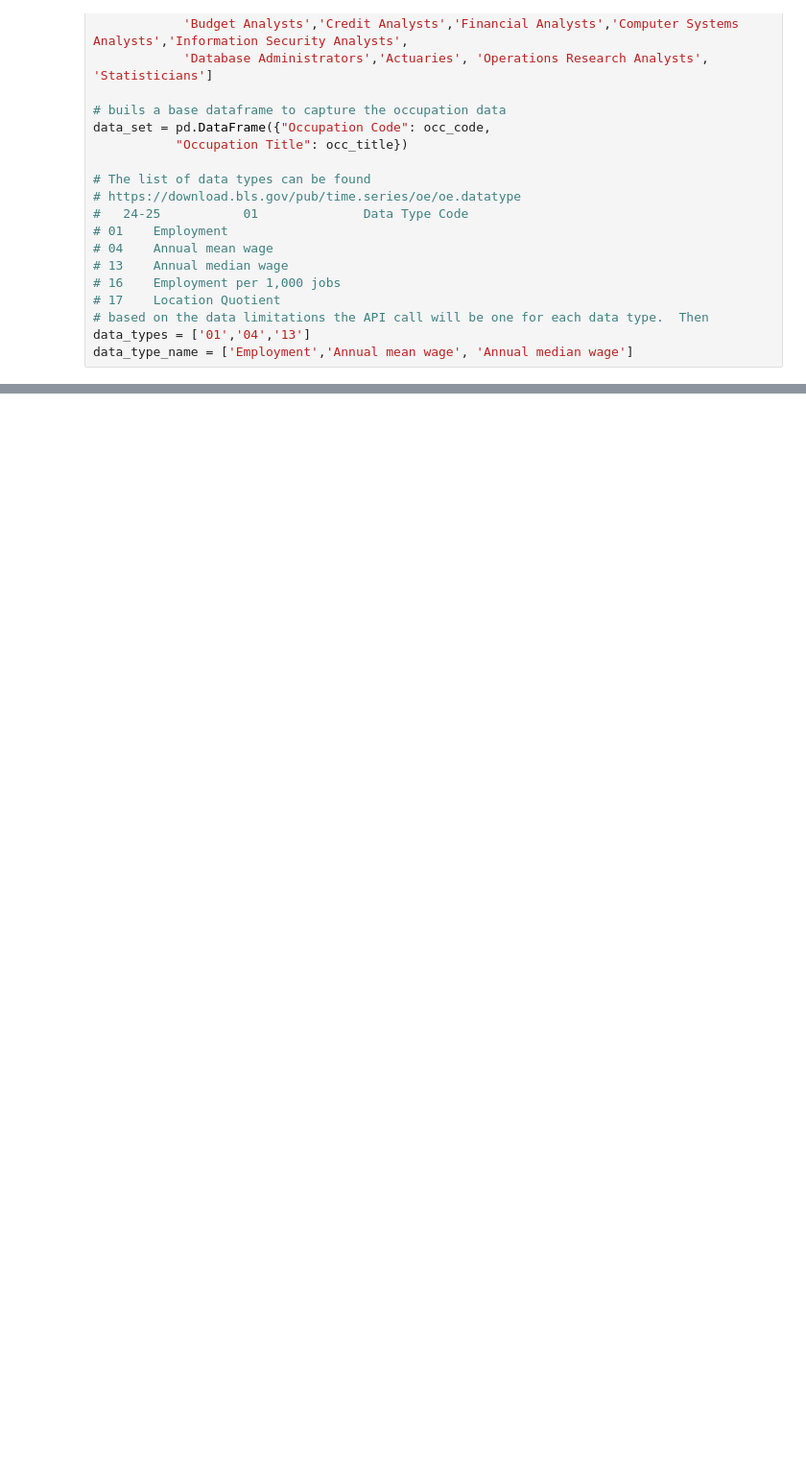
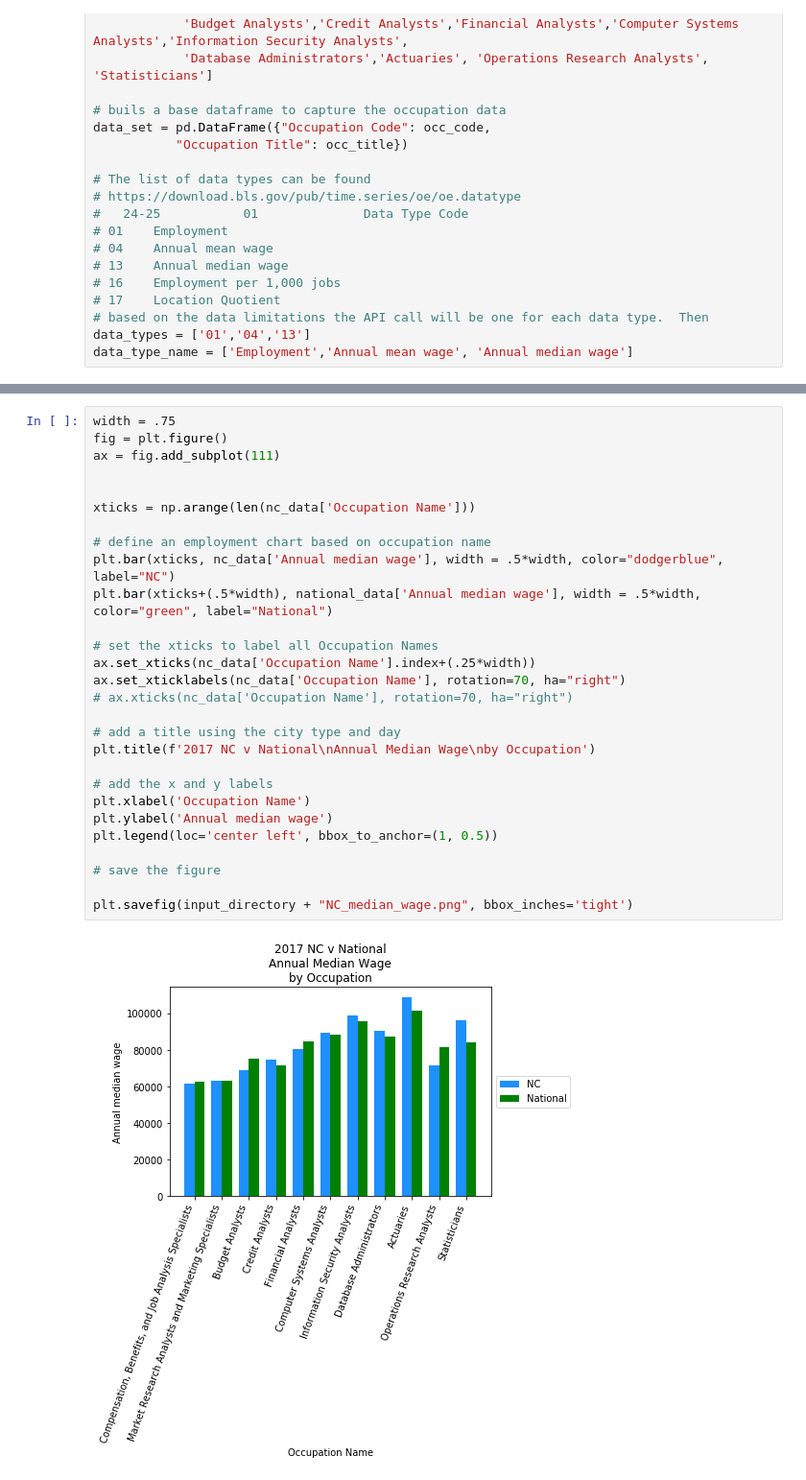
Before and after one commit to phillkev/Project--1, a Jupyter notebook: bls_jobs.ipynb, the cells around one changed output, grey strips where cells are left out. Shown at 96% size. Drawn from its saved outputs; the diff is of its cells as text; blank space fills up the shorter version.

```diff
--- a/bls_jobs.ipynb
+++ b/bls_jobs.ipynb
@@ -155,0 +193,30 @@ Winston-Salem,_NC.csv created...(7 of 7)
+# %%
+width = .75
+fig = plt.figure()
+ax = fig.add_subplot(111)
+
+
+xticks = np.arange(len(nc_data['Occupation Name']))
+
+# define an employment chart based on occupation name
+plt.bar(xticks, nc_data['Annual median wage'], width = .5*width, color="dodgerblue", label="NC")
+plt.bar(xticks+(.5*width), national_data['Annual median wage'], width = .5*width, color="green", label="National")
+
+# set the xticks to label all Occupation Names
+ax.set_xticks(nc_data['Occupation Name'].index+(.25*width))
+ax.set_xticklabels(nc_data['Occupation Name'], rotation=70, ha="right")
+# ax.xticks(nc_data['Occupation Name'], rotation=70, ha="right")
+
+# add a title using the city type and day
+plt.title(f'2017 NC v National\nAnnual Median Wage\nby Occupation')
+
+# add the x and y labels
+plt.xlabel('Occupation Name')
+plt.ylabel('Annual median wage')
+plt.legend(loc='center left', bbox_to_anchor=(1, 0.5))
+
+# save the figure
+
+plt.savefig(input_directory + "NC_median_wage.png", bbox_inches='tight')
+# %% [output]
+[figure, added]
```
Also changed, not shown: parts of 2 cells of this notebook, 8 other files.
